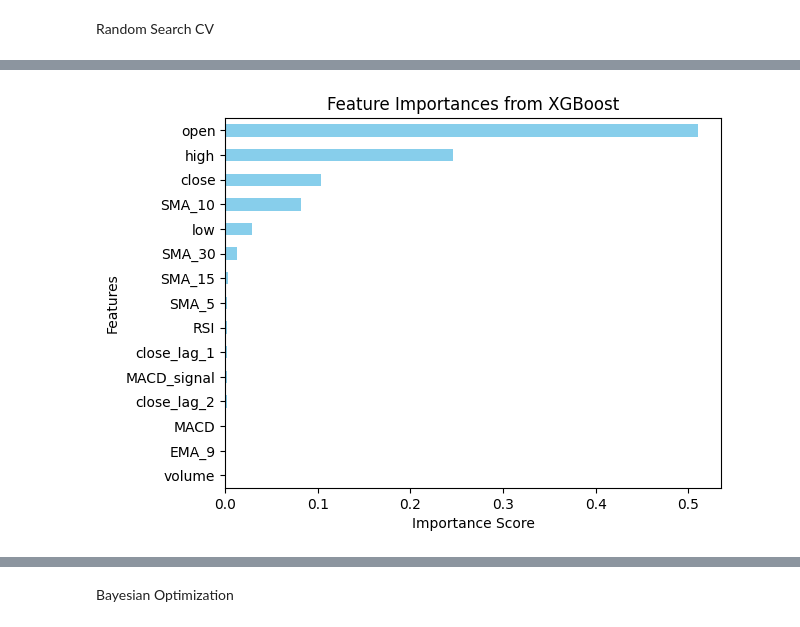
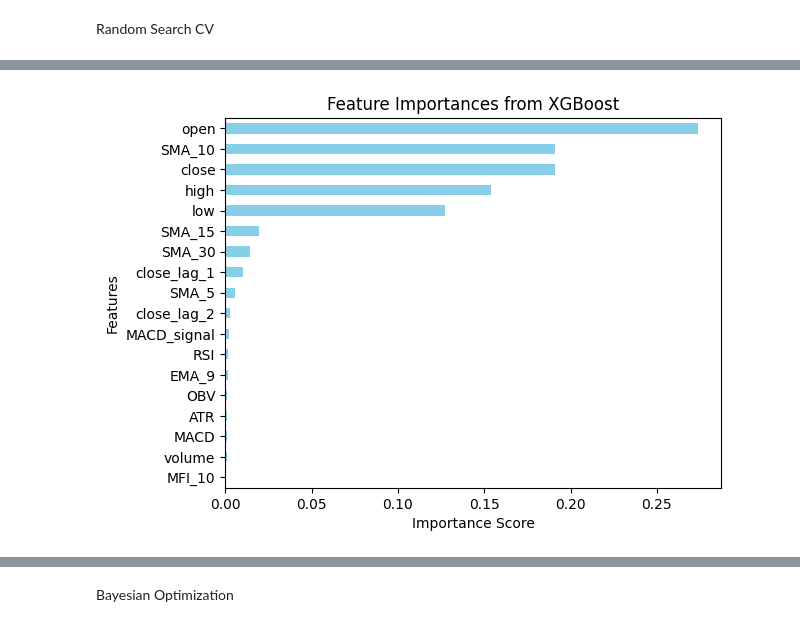
Before and after one commit to alyssa-tsh/CryptoMine, a Jupyter notebook: model.ipynb, the cells around one changed output, grey strips where cells are left out. Cells and saved outputs as stored; diff of their text form; code cells hidden in the pictures.

Commit message:
hyperparameter tuning, additional feature engineering, adjustments to train & test data, run xgboost model on various target_vars

```diff
--- a/model.ipynb
+++ b/model.ipynb
@@ -126,8 +141,8 @@ def calculate_technical_indicators(data):
     data['MACD'] = macd.macd()
     data['MACD_signal'] = macd.macd_signal()
     data['MACD_hist'] = macd.macd_diff()
-    # data['OBV'] = OnBalanceVolumeIndicator(data['close'], data['volume']).on_balance_volume()
-    # data['MFI'] = money_flow_index(data['high'], data['low'], data['close'], data['volume'], window=14)
+    data['OBV'] = OnBalanceVolumeIndicator(data['close'], data['volume']).on_balance_volume()
+    data['MFI_10'] = money_flow_index(data['high'], data['low'], data['close'], data['volume'], window=10)
     # data['ATR'] = AverageTrueRange(data['high'], data['low'], data['close'], window=14).average_true_range()
     # bands = BollingerBands(data['close'], window=20, window_dev = 2)
     # data['upper_band'] = bands.bollinger_hband()
@@ -286,7 +302,7 @@ Index(['timestamp', 'open', 'high', 'low', 'close', 'volume', 'SMA_5',
 # %%
 data = btc_data
 # Features and target
-features = ['open', 'high', 'low', 'close', 'volume', 'SMA_5', 'SMA_10', 'SMA_15', 'SMA_30', 'EMA_9', 'MACD', 'MACD_signal', 'RSI', 'close_lag_1', 'close_lag_2']
+features = ['open', 'high', 'low', 'close', 'volume', 'SMA_5', 'SMA_10', 'SMA_15', 'SMA_30', 'EMA_9', 'MACD', 'MACD_signal', 'OBV', 'MFI_10', 'RSI', 'ATR' , 'close_lag_1', 'close_lag_2']
 targets = ['close_1_ahead', 'close_2_ahead', 'close_5_ahead', 'close_10_ahead', 'close_20_ahead', 'close_30_ahead', 'return_1']
 
 #define date range correctly
@@ -296,20 +312,19 @@ test_end_date = pd.to_datetime('2025-03-01')
 # Split the data
 train_data = data[data['timestamp'] < train_end_date]
 test_data = data[(data['timestamp'] >= train_end_date) & (data['timestamp'] < test_end_date)]
-val_data = data[data['timestamp'] >= test_end_date]
+
 
 # Split into X & y
 X_train = train_data[features]
 X_test = test_data[features]
-X_val = val_data[features]
+
 
 y_train = train_data[targets]
 y_test = test_data[targets]
-y_val = val_data[targets]
+
 
 print(f"Train data: {train_data['timestamp'].min()} to {train_data['timestamp'].max()}")
 print(f"Test data: {test_data['timestamp'].min()} to {test_data['timestamp'].max()}")
-print(f"Validation data: {val_data['timestamp'].min()} to {val_data['timestamp'].max()}")
 # %% [output]
 Train data: 2024-01-01 00:00:00 to 2024-12-31 00:00:00
 Test data: 2025-01-01 00:00:00 to 2025-02-28 00:00:00
@@ -385,14 +399,14 @@ def random_search():
 
     param_grid = {
         'n_estimators': [50, 100, 200],
-        'learning_rate': [0.01, 0.05, 0.1, 0.2],
-        'max_depth': [3, 5, 7, 10],
-        'min_child_weight': [1, 3, 5],
+        'learning_rate': [0.01, 0.05],
+        'max_depth': [3, 5],
+        'min_child_weight': [5, 10],
         'subsample': [0.6, 0.8, 1.0],
         'colsample_bytree': [0.6, 0.8, 1.0],
         'gamma': [0, 0.1, 0.2],
-        'reg_alpha': [0, 0.01, 0.1],
-        'reg_lambda': [1, 1.5, 2],
+        'reg_alpha': [0.1, 1.0],
+        'reg_lambda': [1.0, 2.0],
     }
 
     # Perform random search
@@ -414,11 +428,11 @@ def random_search():
 
     #Evaluate best model on validation set
     best_model = random_search.best_estimator_
-    y_val_pred = best_model.predict(X_val)
+    y_test_pred = best_model.predict(X_test)
 
-    mse = mean_squared_error(y_val['close_1_ahead'], y_val_pred)
-    mae = mean_absolute_error(y_val['close_1_ahead'], y_val_pred)
-    r2 = r2_score(y_val['close_1_ahead'], y_val_pred)
+    mse = mean_squared_error(y_test['close_1_ahead'], y_test_pred)
+    mae = mean_absolute_error(y_test['close_1_ahead'], y_test_pred)
+    r2 = r2_score(y_test['close_1_ahead'], y_test_pred)
 
     print(f"Validation Mean Squared Error (MSE): {mse:.4f}")
     print(f"Validation Mean Absolute Error (MAE): {mae:.4f}")
@@ -441,13 +455,24 @@ def random_search():
     plt.show()
 
     # Select important features (threshold > 0.05)
-    selected_features_xgb_rs = feature_importances_xgb_rs[feature_importances_xgb_rs > 0.05].index
+    selected_features_xgb_rs = feature_importances_xgb_rs.nlargest(10).index
     print("Selected Features:", selected_features_xgb_rs)
 
     # **Train XGBRegressor using only the selected features**
     X_train_selected = X_train[selected_features_xgb_rs]
-    X_val_selected = X_val[selected_features_xgb_rs]
     X_test_selected = X_test[selected_features_xgb_rs]
+
+    # best_params = {
+    #     'subsample': 0.8,
+    #     'reg_lambda': 1.0,
+    #     'reg_alpha': 1.0,
+    #     'n_estimators': 200,
+    #     'min_child_weight': 5,
+    #     'max_depth': 3,
+    #     'learning_rate': 0.05,
+    #     'gamma': 0,
+    #     'colsample_bytree': 0.6
+    #     }
 
     xgb_rs = XGBRegressor(
         **best_params,
@@ -455,23 +480,32 @@ def random_search():
         #early_stopping_rounds=10
     )
 
-    #eval_set = [(X_val_selected, y_val['close_1_ahead'])]
+    #eval_set = [(X_val_selected, y_test['close_1_ahead'])]
 
     # Train on selected features
     xgb_rs.fit(X_train_selected, y_train['close_1_ahead'], verbose=True)
 
-    # Predict on validation data
-    val_predictions_rs = xgb_rs.predict(X_val_selected)
-    val_mse = mean_squared_error(y_val['close_1_ahead'], val_predictions_rs)
-    print(f"Validation MSE: {val_mse}")
+    # Predict on train data
+    train_predictions_rs = xgb_rs.predict(X_train_selected)
+    train_mse = mean_squared_error(y_train['close_1_ahead'], train_predictions_rs)
+    train_mae = mean_absolute_error(y_train['close_1_ahead'], train_predictions_rs)
+    train_r2 = r2_score(y_train['close_1_ahead'], train_predictions_rs)
+    print(f"Train MSE: {train_mse:.4f}")
+    print(f"Train MAE: {train_mae:.4f}")
+    print(f"Train R-squared (R²): {train_r2:.4f}")
 
     # Predict on test data
     test_predictions_rs = xgb_rs.predict(X_test_selected)
     test_mse = mean_squared_error(y_test['close_1_ahead'], test_predictions_rs)
-    print(f"Test MSE: {test_mse}")
+    test_mae = mean_absolute_error(y_test['close_1_ahead'], test_predictions_rs)
+    test_r2 = r2_score(y_test['close_1_ahead'], test_predictions_rs)
+    print(f"Test MSE: {test_mse:.4f}")
+    print(f"Test MAE: {test_mae:.4f}")
+    print(f"Test R-squared (R²): {test_r2:.4f}")
 
-    return val_predictions_rs, test_predictions_rs
 
-val_predictions_rs, test_predictions_rs = random_search()
+    return train_predictions_rs, test_predictions_rs
+
+train_predictions_rs, test_predictions_rs = random_search()
 # %% [output]
 ===== XGBoost Metric Evaluation =====
@@ -493,2 +527,2 @@ volume         0.001131
 dtype: float32
-[figure, old version]
+[figure, new version]
```
Also changed, not shown: parts of 18 cells of this notebook.
